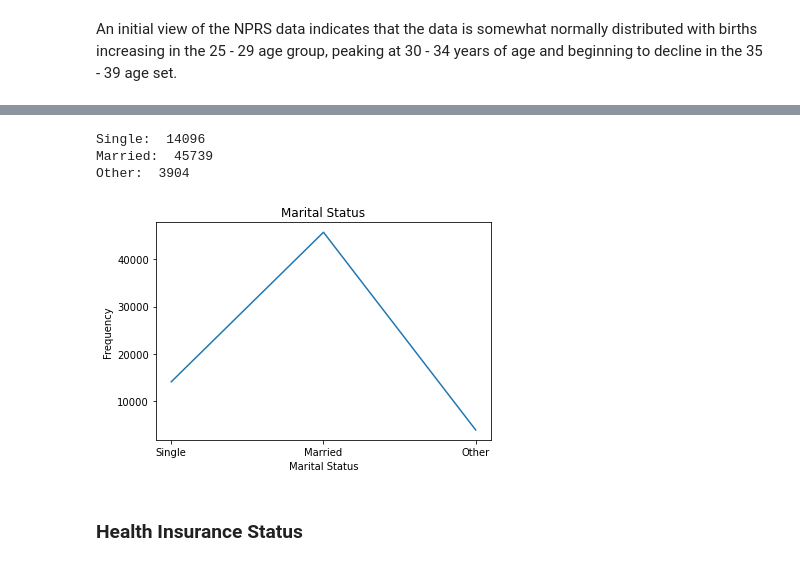
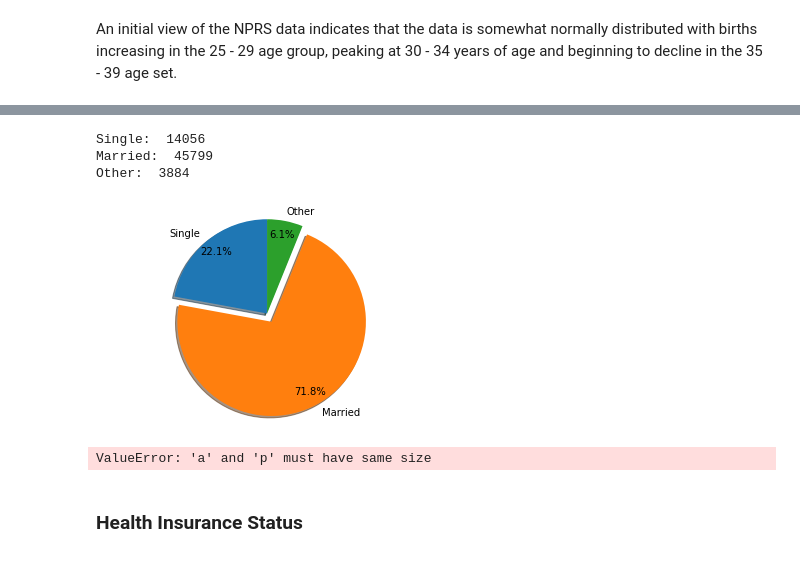
Before and after one commit to SharonNicG/52465-Project, a Jupyter notebook: Simulated Phenomenon.ipynb, the cells around one changed output, grey strips where cells are left out. Drawn from its saved outputs; the diff is of its cells as text; code cells hidden in the pictures.

Commit message:
Additional code and text for Civil Status variable

```diff
--- a/Simulated Phenomenon.ipynb
+++ b/Simulated Phenomenon.ipynb
@@ -116,31 +143,43 @@ print(df)
 # %%
 # Classifying Martial Status
 # 'single' if single, 'married' if married and 'other' for all other categories
-marital_status = ['single', 'married', 'other']
+civil_status = ['single', 'married', 'other']
+
+#
+civil_status = rng.choice(civil_status, n, p=[0.22, 0.72, 0.06])
 
 # CITE
-marital_status = rng.choice(marital_status, n, p=[0.22, 0.72, 0.06])
-
-# CITE
-print("Single: ", np.count_nonzero(marital_status == 'single'))
-print("Married: ", np.count_nonzero(marital_status == 'married'))
-print("Other: ", np.count_nonzero(marital_status == 'other'))
+print("Single: ", np.count_nonzero(civil_status == 'single'))
+print("Married: ", np.count_nonzero(civil_status == 'married'))
+print("Other: ", np.count_nonzero(civil_status == 'other'))
 # %% [output]
-Single:  14096
-Married:  45739
-Other:  3904
+Single:  14056
+Married:  45799
+Other:  3884
-# %%
-# Plot the distribution of marital_status values
-
-x = ["Single", "Married", "Other"]
-y = [14096, 45739, 3904]
-
-plt.plot(x, y)
-plt.xlabel("Marital Status")
-plt.ylabel("Frequency")
-plt.title("Marital Status")
-plt.show()
-# %% [output]
-[figure, removed]
+# %%
+# Plot the distribution of marital_status values
+# https://matplotlib.org/3.1.1/gallery/pie_and_polar_charts/pie_features.html
+# Pie chart, where the slices will be ordered and plotted counter-clockwise:
+
+labels = "Single", "Married", "Other"
+sizes = [14096, 45739, 3904]
+explode = (0, 0.1, 0)  # only "explode" the 2nd slice (i.e. 'Hogs')
+
+# https://medium.com/@kvnamipara/a-better-visualisation-of-pie-charts-by-matplotlib-935b7667d77f
+fig1, ax1 = plt.subplots()
+ax1.pie(sizes, explode=explode, labels=labels, pctdistance=0.85, autopct='%1.1f%%',
+        shadow=True, startangle=90)
+
+ax1.axis('equal')  # Equal aspect ratio ensures that pie is drawn as a circle.
+
+plt.show()
+# %% [output]
+[figure, added]
+# %%
+sim_civil_status = np.random.choice(civil_status, 100, p=[0.22, 0.72, 0.06])
+df = pd.DataFrame(sim_civil_status, columns = ['Civil Status'])
+prunt (df)
+# %% [output]
+ValueError: 'a' and 'p' must have same size
 # %% [markdown]
 ### Health Insurance Status
```
Also changed, not shown: parts of 6 cells of this notebook.
